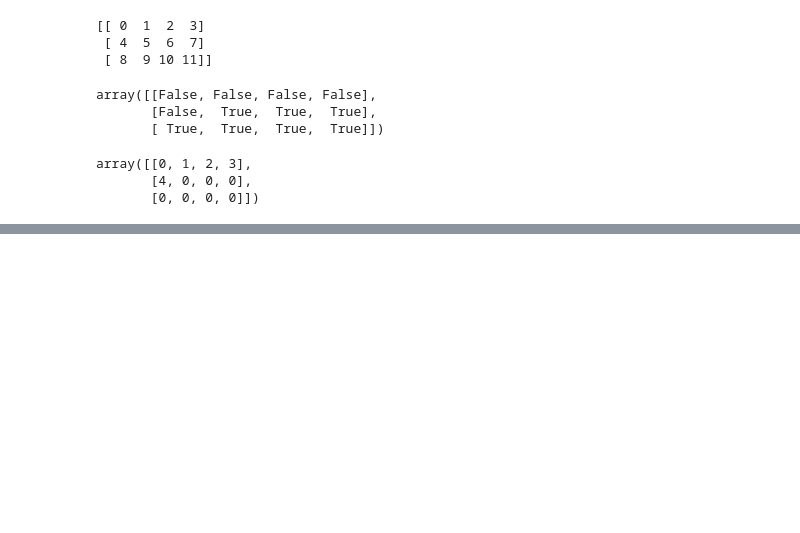
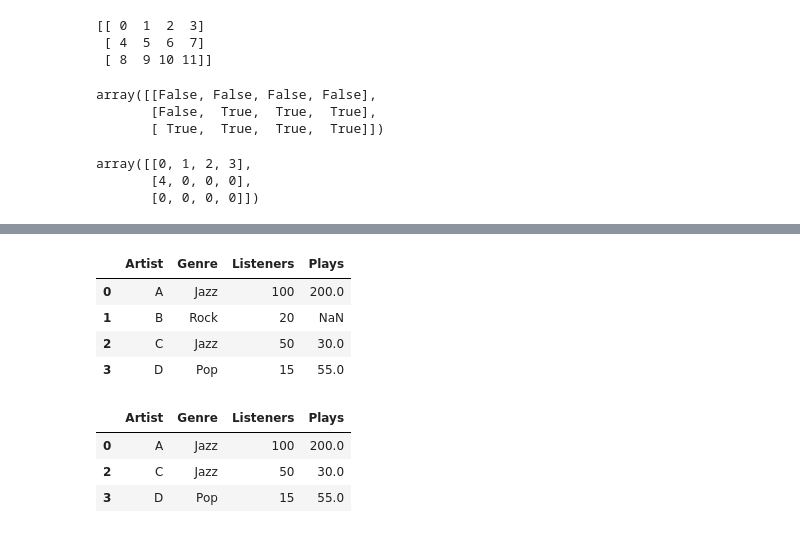
Before and after one commit to aruntakhur/NWP, a Jupyter notebook: NWP_2021.ipynb, the cells around one changed output, grey strips where cells are left out. Drawn from its saved outputs; the diff is of its cells as text; code cells hidden in the pictures; blank space fills up the shorter version.

```diff
--- a/NWP_2021.ipynb
+++ b/NWP_2021.ipynb
@@ -331,0 +382,15 @@ ParserError: ignored
+# %%
+df
+# %% [output]
+|  | Artist | Genre | Listeners | Plays |
+| 0 | A | Jazz | 100 | 200.0 |
+| 1 | B | Rock | 20 | NaN |
+| 2 | C | Jazz | 50 | 30.0 |
+| 3 | D | Pop | 15 | 55.0 |
+# %%
+df.dropna()
+# %% [output]
+|  | Artist | Genre | Listeners | Plays |
+| 0 | A | Jazz | 100 | 200.0 |
+| 2 | C | Jazz | 50 | 30.0 |
+| 3 | D | Pop | 15 | 55.0 |
```
Also changed, not shown: parts of 55 cells of this notebook.
